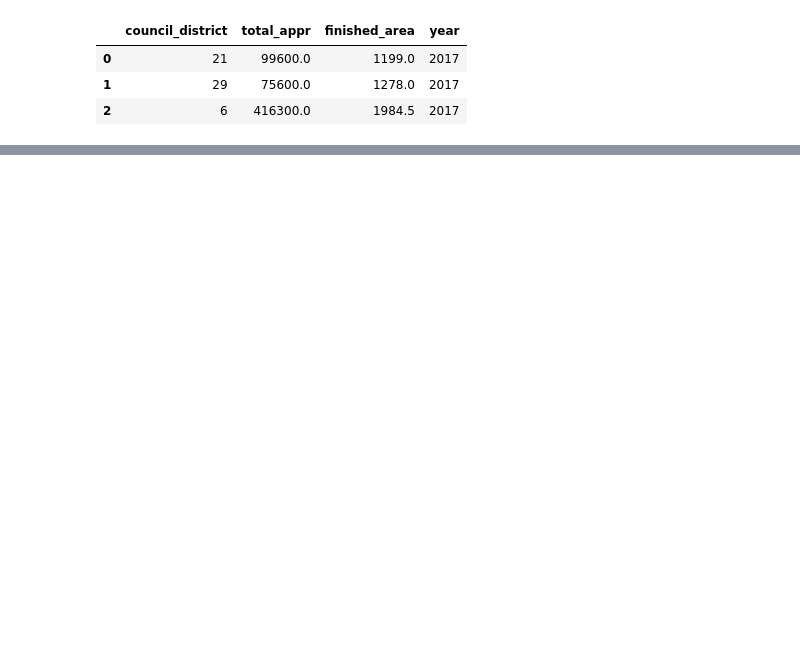
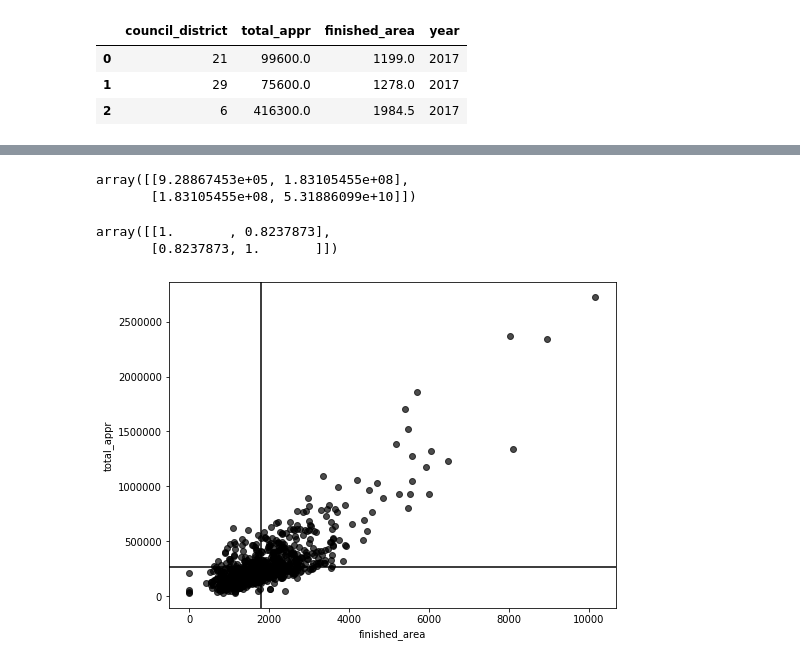
Before and after one commit to omomotyuk/NSS.Statistics.Exercises, a Jupyter notebook: Exercise_02.ipynb, the cells around one changed output, grey strips where cells are left out. Cells and saved outputs as stored; diff of their text form; code cells hidden in the pictures; blank space fills up the shorter version.

```diff
--- a/Exercise_02.ipynb
+++ b/Exercise_02.ipynb
@@ -11,0 +42,12 @@ appraisal.head(3)
+# %%
+# 1.4
+#
+np.cov(appraisal['finished_area'], appraisal['total_appr'])
+# %% [output]
+array([[9.28867453e+05, 1.83105455e+08],
+       [1.83105455e+08, 5.31886099e+10]])
+# %%
+np.corrcoef(appraisal.finished_area, appraisal.total_appr)
+# %% [output]
+array([[1.       , 0.8237873],
+       [0.8237873, 1.       ]])
@@ -11,0 +56,4 @@ appraisal.head(3)
+# %%
+quadrant_plot(appraisal.finished_area, appraisal.total_appr, labels = ['finished_area', 'total_appr'])
+# %% [output]
+[figure, added]
```
Also changed, not shown: parts of 16 cells of this notebook, 1 other file.
